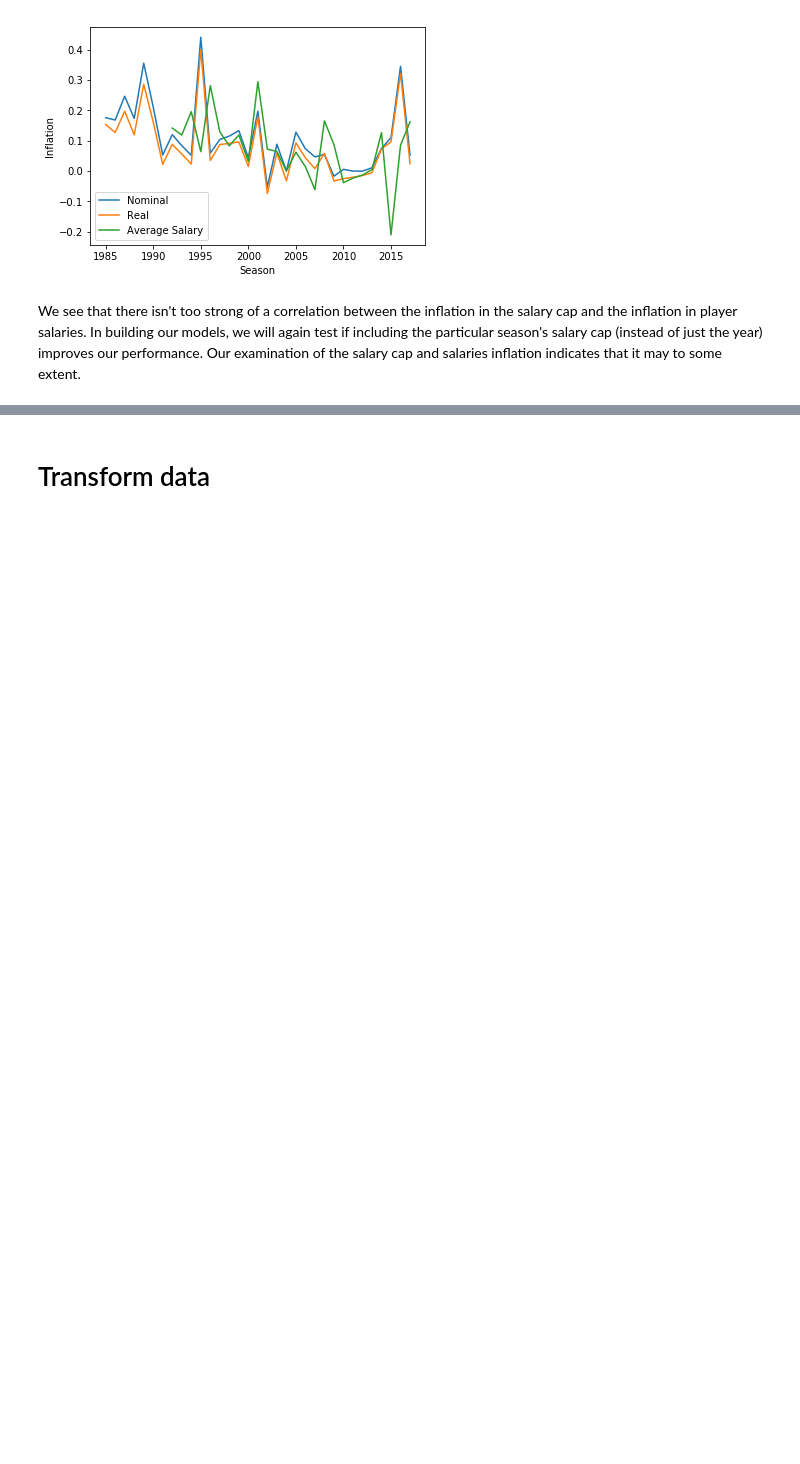
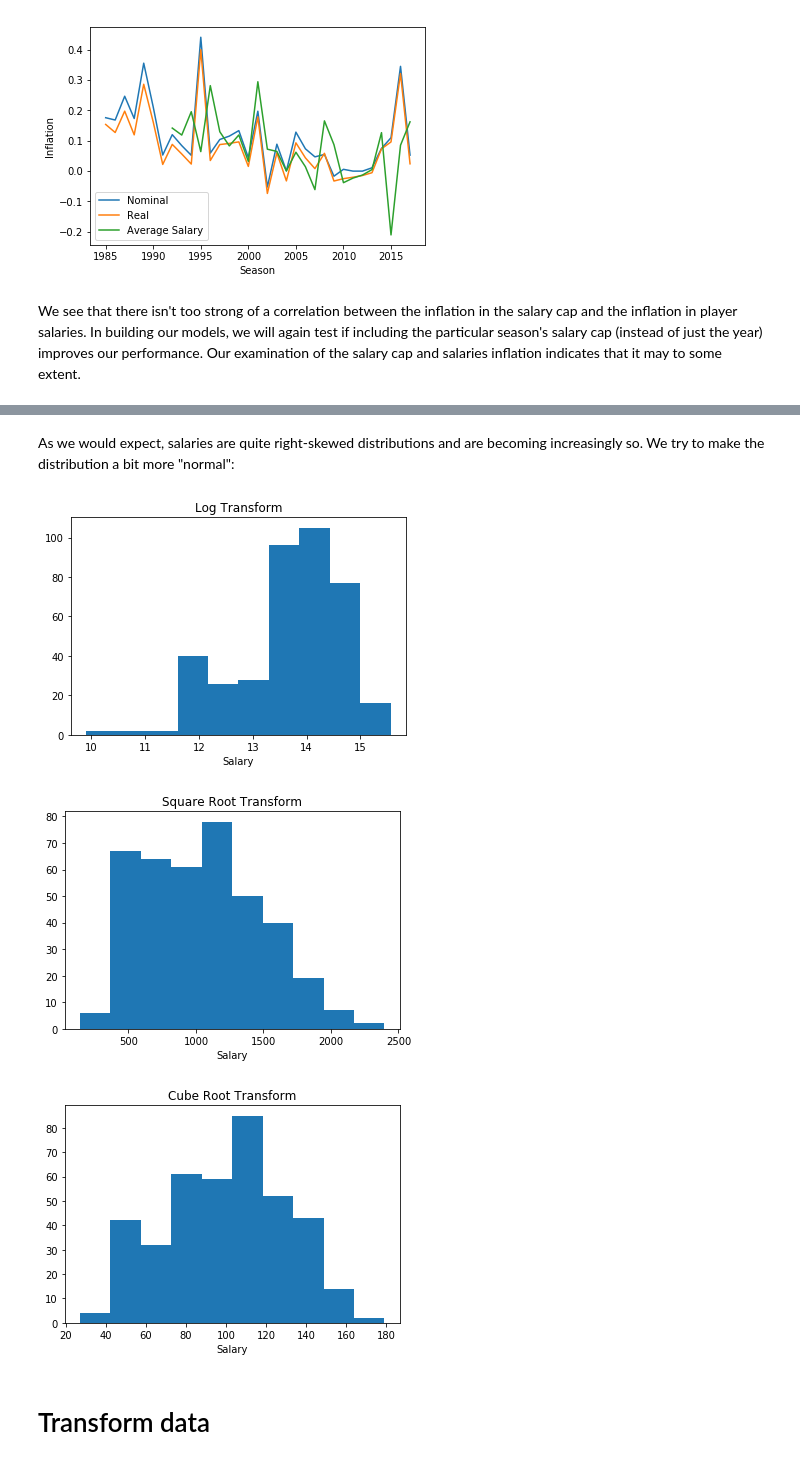
Before and after one commit to dcleung/CIS520-Project, a Jupyter notebook: Notebooks/NBA_Salaries.ipynb, the cells around one changed output, grey strips where cells are left out. Saved outputs shown, nothing was run; the diff lists cells and outputs as text; code cells hidden in the pictures; blank space fills up the shorter version.

```diff
--- a/Notebooks/NBA_Salaries.ipynb
+++ b/Notebooks/NBA_Salaries.ipynb
@@ -168,3 +182,24 @@ In this section, we want to examine
+# %% [markdown]
+As we would expect, salaries are quite right-skewed distributions and are becoming increasingly so. We try to make the distribution a bit more "normal":
+# %%
+import math
+salaries_2006 = clean_salaries_df[clean_salaries_df['season_end'] == 2006]['salary']
+plt.hist(salaries.map(math.log))
+plt.xlabel('Salary')
+plt.title('Log Transform')
+plt.show()
+plt.hist(salaries.map(math.sqrt))
+plt.xlabel('Salary')
+plt.title('Square Root Transform')
+plt.show()
+plt.hist(salaries.map(lambda x: math.pow(x, 1/3)))
+plt.xlabel('Salary')
+plt.title('Cube Root Transform')
+plt.show()
+# %% [output]
+[figure, added]
+[figure, added]
+[figure, added]
 # %% [markdown]
 # Transform data
 # %%
```
Also changed, not shown: parts of 19 cells of this notebook.
